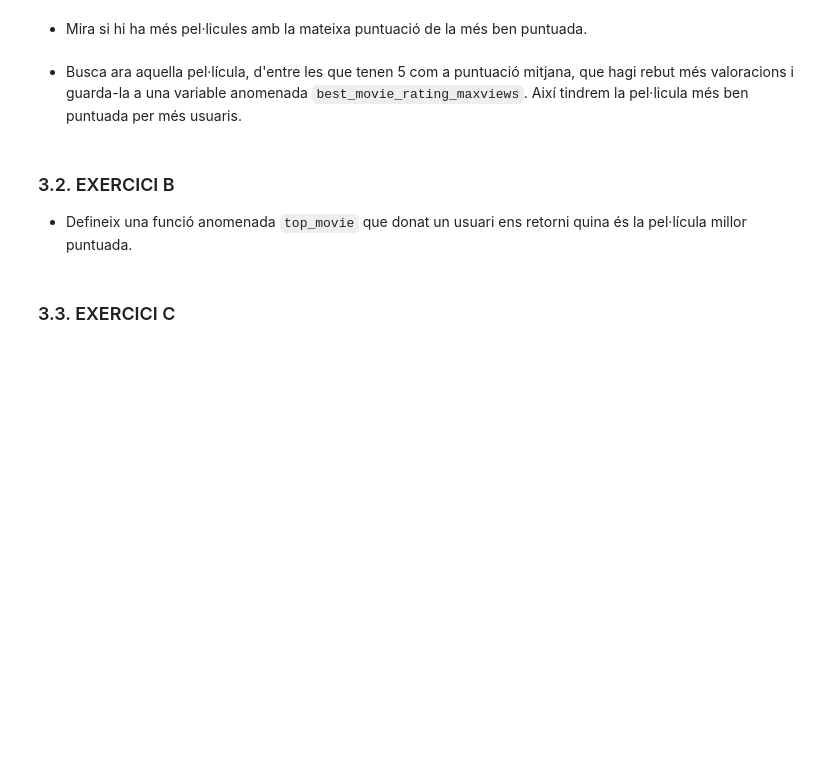
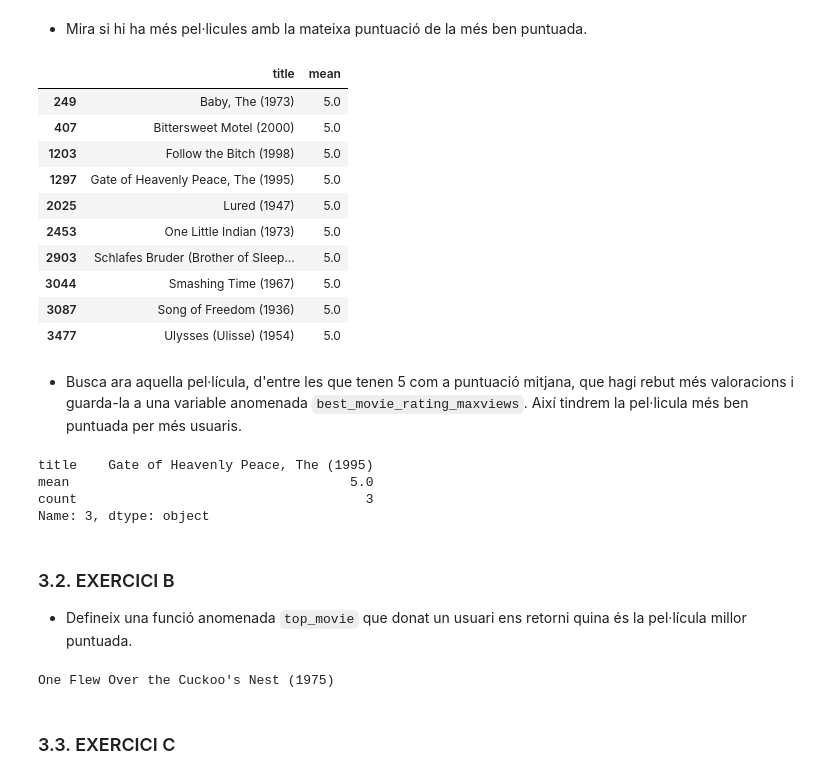
Before and after one commit to MohsinZamanShaheen/Workshop-On-New-Uses-Of-Computing, a Jupyter notebook: Pràctica 2.ipynb, the cells around one changed output. Drawn from its saved outputs; the diff is of its cells as text; code cells hidden in the pictures; blank space fills up the shorter version.

```diff
--- a/Pràctica 2.ipynb
+++ b/Pràctica 2.ipynb
@@ -522,2 +536,20 @@ print(best_movie_rating)
+# %%
+# la vostra solució aquí
+
+best_movies = data.groupby('title')['rating'].mean().reset_index(name='mean')
+best_movies = best_movies[best_movies['mean'] == movie['mean']]
+best_movies
+# %% [output]
+|  | title | mean |
+| 249 | Baby, The (1973) | 5.0 |
+| 407 | Bittersweet Motel (2000) | 5.0 |
+| 1203 | Follow the Bitch (1998) | 5.0 |
+| 1297 | Gate of Heavenly Peace, The (1995) | 5.0 |
+| 2025 | Lured (1947) | 5.0 |
+| 2453 | One Little Indian (1973) | 5.0 |
+| 2903 | Schlafes Bruder (Brother of Sleep... | 5.0 |
+| 3044 | Smashing Time (1967) | 5.0 |
+| 3087 | Song of Freedom (1936) | 5.0 |
+| 3477 | Ulysses (Ulisse) (1954) | 5.0 |
 # %% [markdown]
 + Busca ara aquella pel·lícula, d'entre les que tenen 5 com a puntuació mitjana, que hagi rebut més valoracions i guarda-la a una variable anomenada ``best_movie_rating_maxviews``. Així tindrem la pel·licula més ben puntuada per més usuaris.
@@ -526,3 +556,19 @@ print(best_movie_rating)
+# %%
+# la vostra solució aquí
+
+
+ratings_by_title = data.groupby('title').size().reset_index(name='count')
+
+ratings_best_movies = pd.merge(best_movies, ratings_by_title, on='title').sort_values(by='count', ascending=False)
+
+best_movie_rating_maxviews = ratings_best_movies.iloc[0]
+
+print(best_movie_rating_maxviews)
+# %% [output]
+title    Gate of Heavenly Peace, The (1995)
+mean                                    5.0
+count                                     3
+Name: 3, dtype: object
 # %% [markdown]
 ### 3.2. EXERCICI B
 
@@ -531,9 +577,12 @@ print(best_movie_rating)
 def top_movie(dataFrame,usr):
     # la vostra solució aquí
 
-
+    dataFrame = dataFrame[dataFrame['user_id'] == usr].sort_values(by='rating', ascending=False)
+    return dataFrame['title'].iloc[0]
 
 print(top_movie(data,1))
+# %% [output]
+One Flew Over the Cuckoo's Nest (1975)
 # %% [markdown]
 ### 3.3. EXERCICI C
 # %% [markdown]
```
Also changed, not shown: parts of 12 cells of this notebook.
